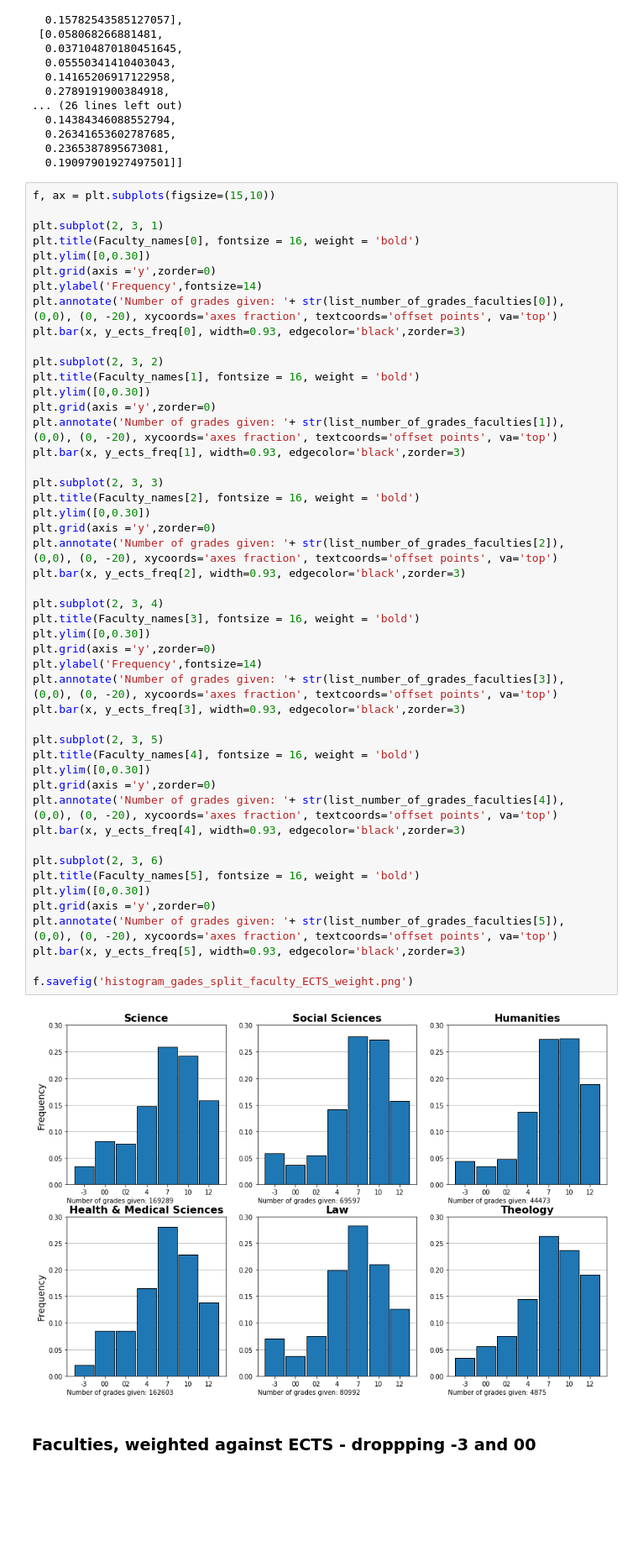
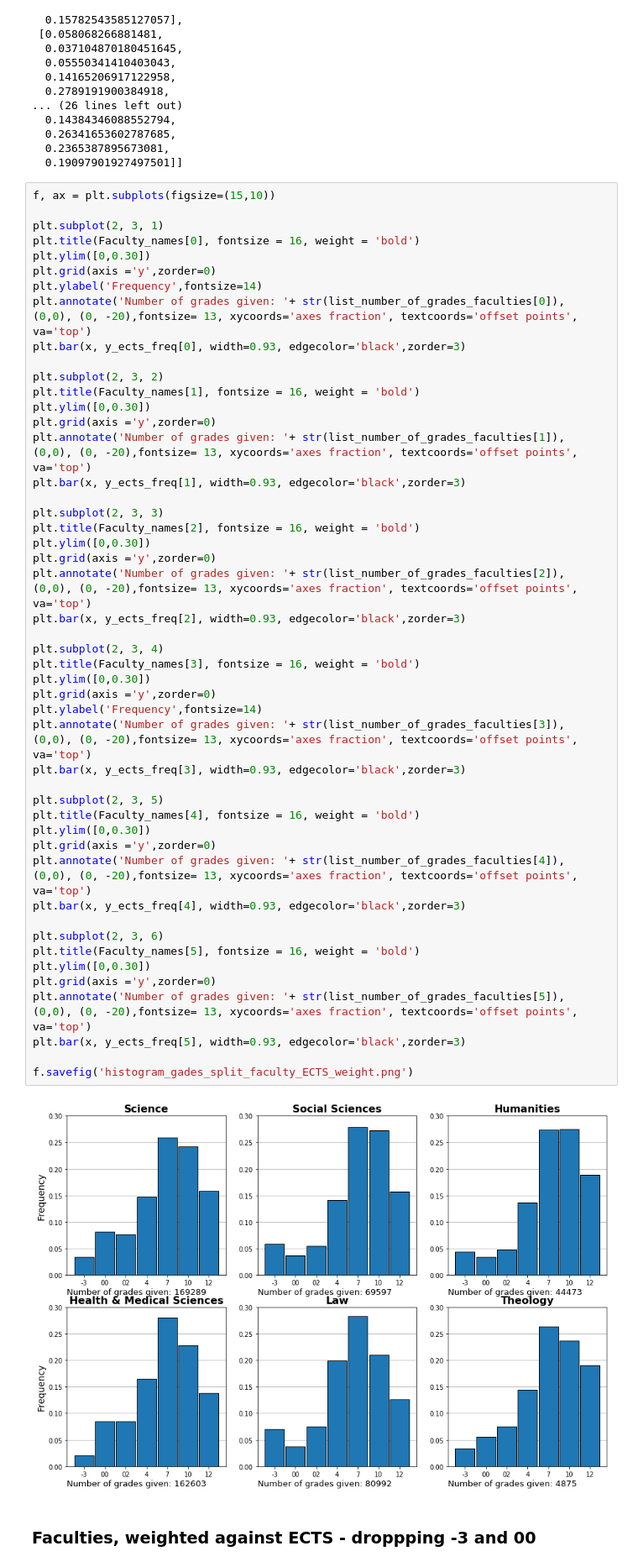
Before and after one commit to tnv875/Group18-NoTeeth, a Jupyter notebook: Exam project/Jens/Load final data set (ONLY DUPLICATE)-Copy1.ipynb, the cells around one changed output. Shown at 84% size. Saved outputs shown, nothing was run; the diff lists cells and outputs as text; blank space fills up the shorter version.

```diff
--- a/Exam project/Jens/Load final data set (ONLY DUPLICATE)-Copy1.ipynb
+++ b/Exam project/Jens/Load final data set (ONLY DUPLICATE)-Copy1.ipynb
@@ -334,47 +334,47 @@ plt.title(Faculty_names[0], fontsize = 16, weight = 'bold')
 plt.ylim([0,0.30])
 plt.grid(axis ='y',zorder=0)
 plt.ylabel('Frequency',fontsize=14)
-plt.annotate('Number of grades given: '+ str(list_number_of_grades_faculties[0]), (0,0), (0, -20), xycoords='axes fraction', textcoords='offset points', va='top')
+plt.annotate('Number of grades given: '+ str(list_number_of_grades_faculties[0]), (0,0), (0, -20),fontsize= 13, xycoords='axes fraction', textcoords='offset points', va='top')
 plt.bar(x, y_ects_freq[0], width=0.93, edgecolor='black',zorder=3)
 
 plt.subplot(2, 3, 2)
 plt.title(Faculty_names[1], fontsize = 16, weight = 'bold')
 plt.ylim([0,0.30])
 plt.grid(axis ='y',zorder=0)
-plt.annotate('Number of grades given: '+ str(list_number_of_grades_faculties[1]), (0,0), (0, -20), xycoords='axes fraction', textcoords='offset points', va='top')
+plt.annotate('Number of grades given: '+ str(list_number_of_grades_faculties[1]), (0,0), (0, -20),fontsize= 13, xycoords='axes fraction', textcoords='offset points', va='top')
 plt.bar(x, y_ects_freq[1], width=0.93, edgecolor='black',zorder=3)
 
 plt.subplot(2, 3, 3)
 plt.title(Faculty_names[2], fontsize = 16, weight = 'bold')
 plt.ylim([0,0.30])
 plt.grid(axis ='y',zorder=0)
-plt.annotate('Number of grades given: '+ str(list_number_of_grades_faculties[2]), (0,0), (0, -20), xycoords='axes fraction', textcoords='offset points', va='top')
+plt.annotate('Number of grades given: '+ str(list_number_of_grades_faculties[2]), (0,0), (0, -20),fontsize= 13, xycoords='axes fraction', textcoords='offset points', va='top')
 plt.bar(x, y_ects_freq[2], width=0.93, edgecolor='black',zorder=3)
 
 plt.subplot(2, 3, 4)
 plt.title(Faculty_names[3], fontsize = 16, weight = 'bold')
 plt.ylim([0,0.30])
 plt.grid(axis ='y',zorder=0)
 plt.ylabel('Frequency',fontsize=14)
-plt.annotate('Number of grades given: '+ str(list_number_of_grades_faculties[3]), (0,0), (0, -20), xycoords='axes fraction', textcoords='offset points', va='top')
+plt.annotate('Number of grades given: '+ str(list_number_of_grades_faculties[3]), (0,0), (0, -20),fontsize= 13, xycoords='axes fraction', textcoords='offset points', va='top')
 plt.bar(x, y_ects_freq[3], width=0.93, edgecolor='black',zorder=3)
 
 plt.subplot(2, 3, 5)
 plt.title(Faculty_names[4], fontsize = 16, weight = 'bold')
 plt.ylim([0,0.30])
 plt.grid(axis ='y',zorder=0)
-plt.annotate('Number of grades given: '+ str(list_number_of_grades_faculties[4]), (0,0), (0, -20), xycoords='axes fraction', textcoords='offset points', va='top')
+plt.annotate('Number of grades given: '+ str(list_number_of_grades_faculties[4]), (0,0), (0, -20),fontsize= 13, xycoords='axes fraction', textcoords='offset points', va='top')
 plt.bar(x, y_ects_freq[4], width=0.93, edgecolor='black',zorder=3)
 
 plt.subplot(2, 3, 6)
 plt.title(Faculty_names[5], fontsize = 16, weight = 'bold')
 plt.ylim([0,0.30])
 plt.grid(axis ='y',zorder=0)
-plt.annotate('Number of grades given: '+ str(list_number_of_grades_faculties[5]), (0,0), (0, -20), xycoords='axes fraction', textcoords='offset points', va='top')
+plt.annotate('Number of grades given: '+ str(list_number_of_grades_faculties[5]), (0,0), (0, -20),fontsize= 13, xycoords='axes fraction', textcoords='offset points', va='top')
 plt.bar(x, y_ects_freq[5], width=0.93, edgecolor='black',zorder=3)
 
 f.savefig('histogram_gades_split_faculty_ECTS_weight.png')
 # %% [output]
-[figure, old version]
+[figure, new version]
 # %% [markdown]
 ### Faculties,  weighted against ECTS - droppping -3 and 00
```
Also changed, not shown: parts of 20 cells of this notebook.
